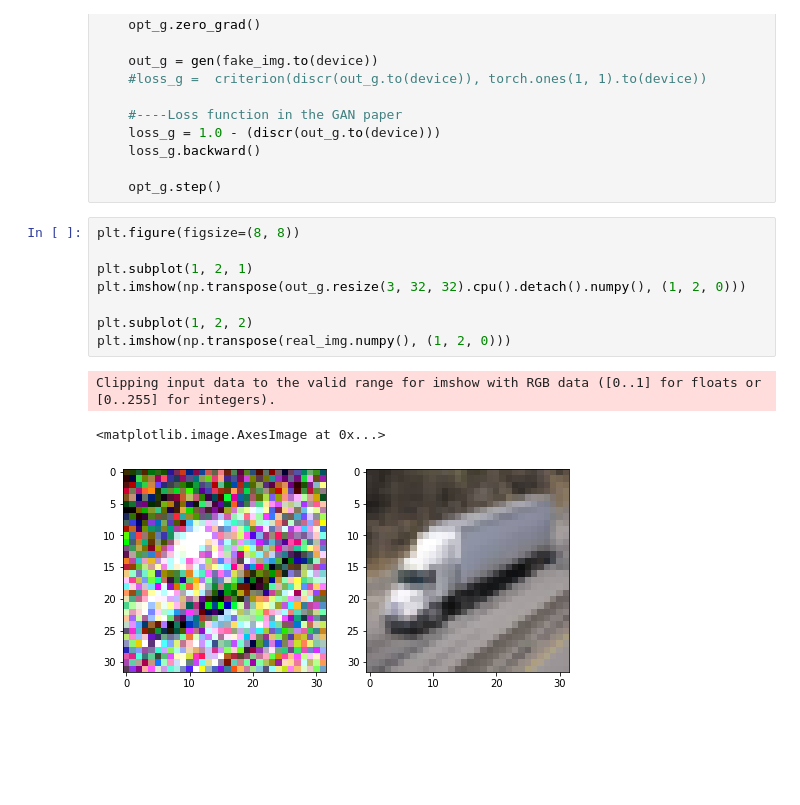
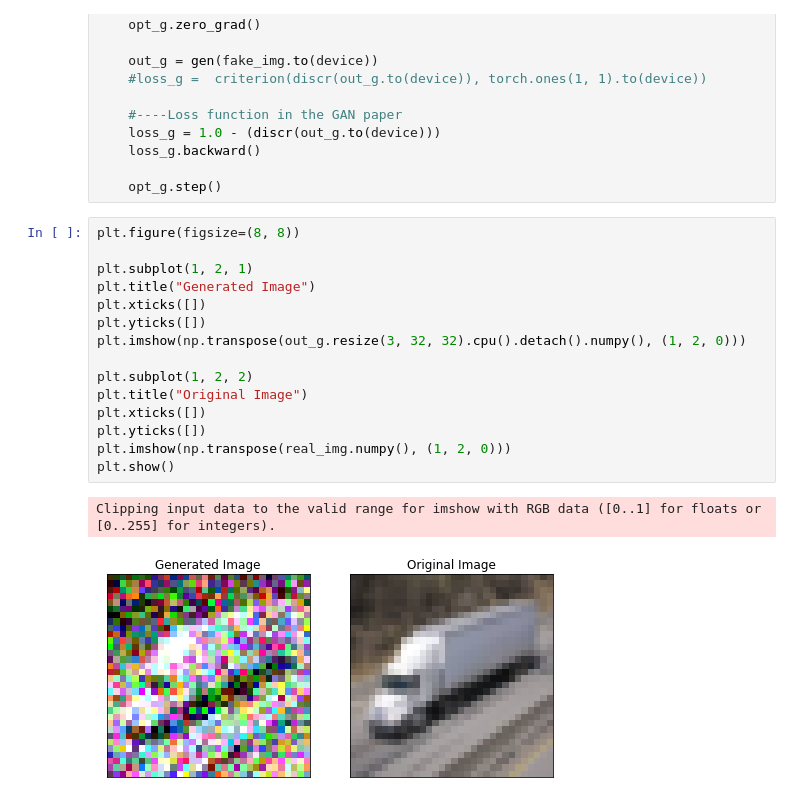
Before and after one commit to bipinKrishnan/Paper2Code_vanillaGAN, a Jupyter notebook: GAN_from_scratch.ipynb, the cells around one changed output. Cells and saved outputs as stored; diff of their text form; blank space fills up the shorter version.

```diff
--- a/GAN_from_scratch.ipynb
+++ b/GAN_from_scratch.ipynb
@@ -109,12 +109,18 @@ for epoch in tqdm(range(epochs), total=epochs):
 # %%
 plt.figure(figsize=(8, 8))
 
 plt.subplot(1, 2, 1)
+plt.title("Generated Image")
+plt.xticks([])
+plt.yticks([])
 plt.imshow(np.transpose(out_g.resize(3, 32, 32).cpu().detach().numpy(), (1, 2, 0)))
 
 plt.subplot(1, 2, 2)
+plt.title("Original Image")
+plt.xticks([])
+plt.yticks([])
 plt.imshow(np.transpose(real_img.numpy(), (1, 2, 0)))
+plt.show()
 # %% [output]
 Clipping input data to the valid range for imshow with RGB data ([0..1] for floats or [0..255] for integers).
-<matplotlib.image.AxesImage at 0x...>
-[figure, old version]
+[figure, new version]
```
